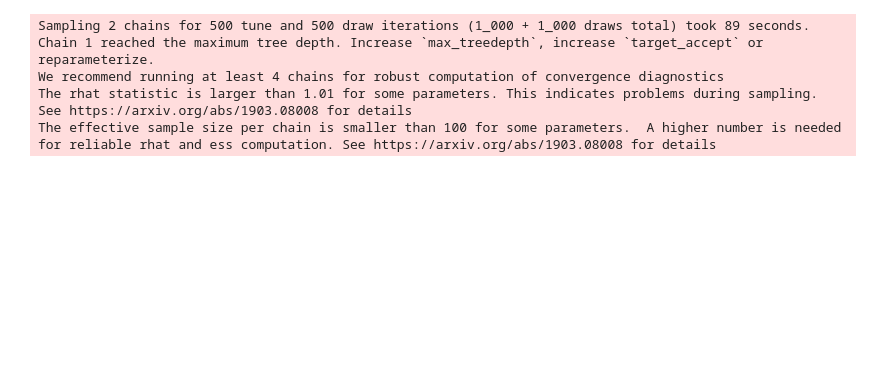
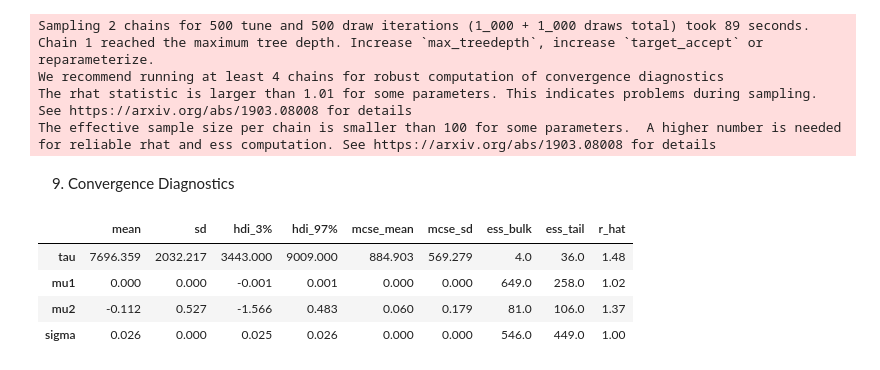
Before and after one commit to Lalisecf/brent-oil-change-point-analysis-week10, a Jupyter notebook: notebooks/task2_change_point_model.ipynb, the cells around one changed output. Cells and saved outputs as stored; diff of their text form; code cells hidden in the pictures; blank space fills up the shorter version.

Commit message:
Evaluate MCMC convergence diagnostics

```diff
--- a/notebooks/task2_change_point_model.ipynb
+++ b/notebooks/task2_change_point_model.ipynb
@@ -224,3 +224,14 @@ Chain 1 reached the maximum tree depth. Increase `max_treedepth`, increase `targ
 We recommend running at least 4 chains for robust computation of convergence diagnostics
 The rhat statistic is larger than 1.01 for some parameters. This indicates problems during sampling. See https://arxiv.org/abs/1903.08008 for details
 The effective sample size per chain is smaller than 100 for some parameters.  A higher number is needed for reliable rhat and ess computation. See https://arxiv.org/abs/1903.08008 for details
+# %% [markdown]
+9. Convergence Diagnostics
+# %%
+#Summary
+az.summary(trace)
+# %% [output]
+|  | mean | sd | hdi_3% | hdi_97% | mcse_mean | mcse_sd | ess_bulk | ess_tail | r_hat |
+| tau | 7696.359 | 2032.217 | 3443.000 | 9009.000 | 884.903 | 569.279 | 4.0 | 36.0 | 1.48 |
+| mu1 | 0.000 | 0.000 | -0.001 | 0.001 | 0.000 | 0.000 | 649.0 | 258.0 | 1.02 |
+| mu2 | -0.112 | 0.527 | -1.566 | 0.483 | 0.060 | 0.179 | 81.0 | 106.0 | 1.37 |
+| sigma | 0.026 | 0.000 | 0.025 | 0.026 | 0.000 | 0.000 | 546.0 | 449.0 | 1.00 |
```
Also changed, not shown: parts of 2 cells of this notebook.
